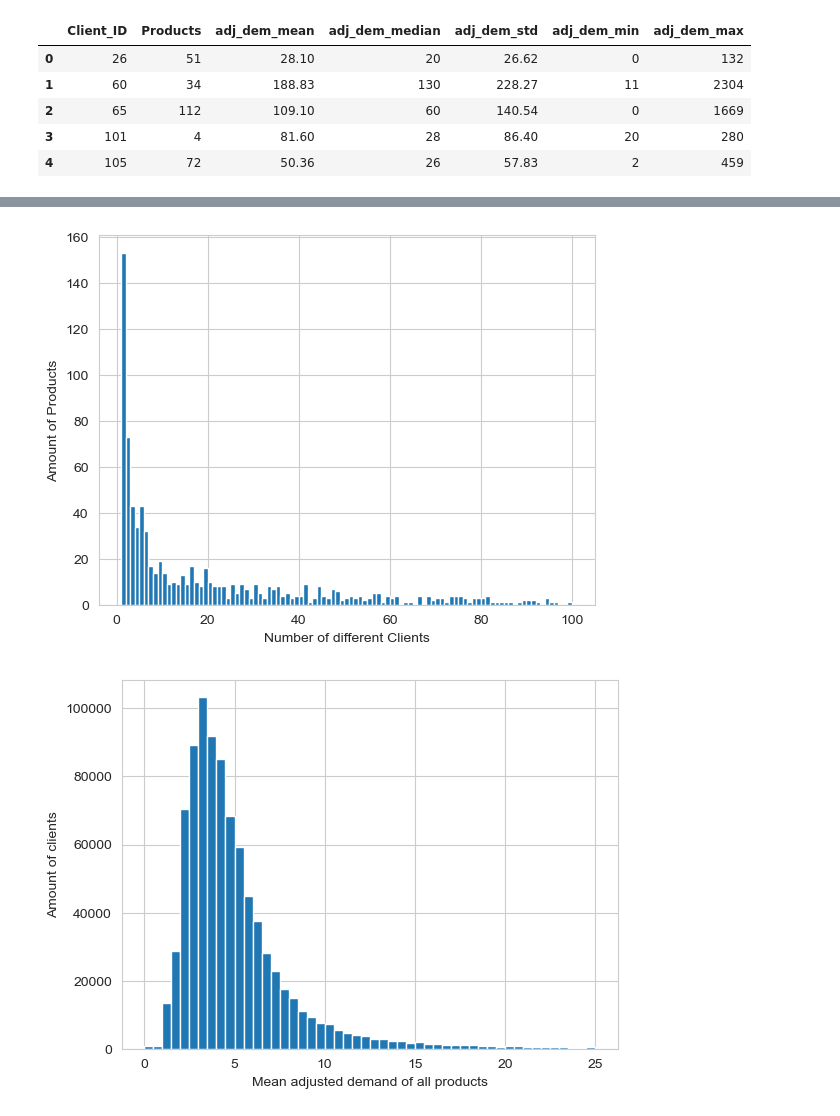
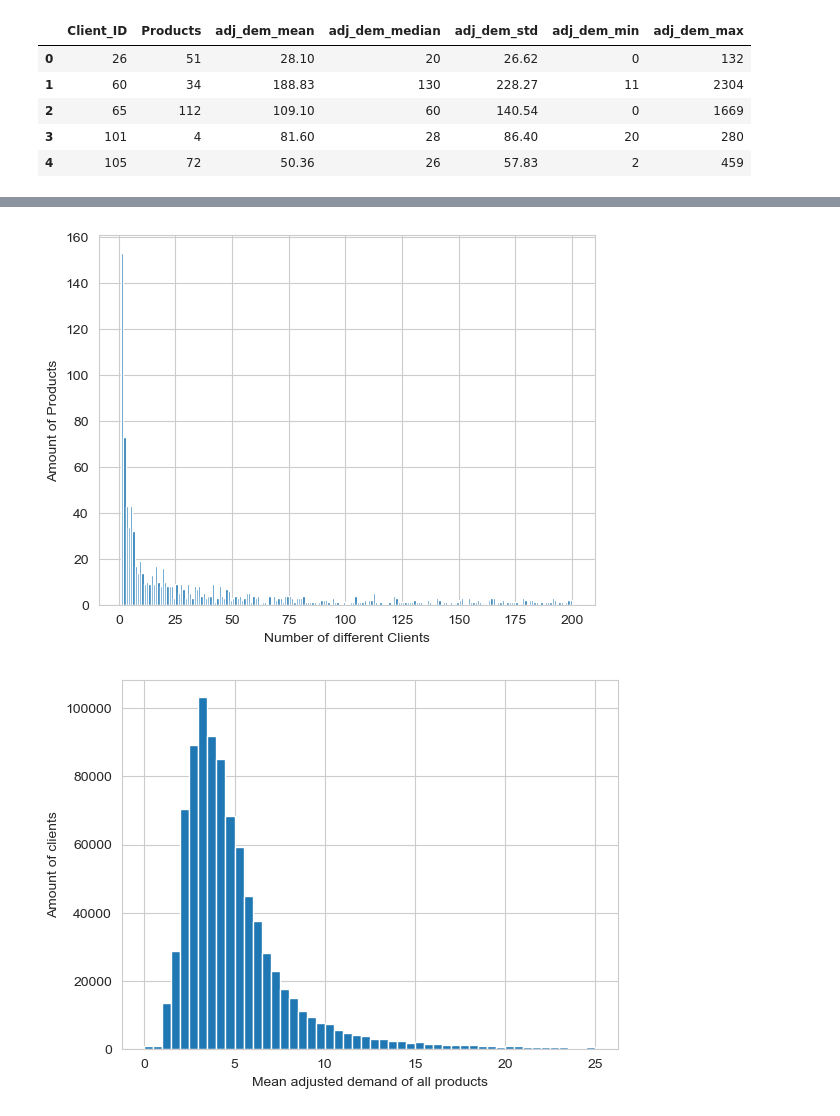
Before and after one commit to ElliotBlackstone/EWinter25_Product_Inventory, a Jupyter notebook: bakery_client_product_stats.ipynb, the cells around one changed output, grey strips where cells are left out. Saved outputs shown, nothing was run; the diff lists cells and outputs as text; code cells hidden in the pictures.

```diff
--- a/bakery_client_product_stats.ipynb
+++ b/bakery_client_product_stats.ipynb
@@ -99,12 +99,12 @@ client_stats.tail()
 # %%
 #create a dataframe of aggregate statistics for each product
 del testagg
-testagg = train.groupby('Product_ID').agg({'Client_ID':'nunique', 'adjusted_demand':['mean', 'median', 'std', 'min', 'max']})
+testagg = train.sort_values(by=['Product_ID']).groupby('Product_ID').agg({'Client_ID':'nunique', 'adjusted_demand':['mean', 'median', 'std', 'min', 'max']})
 testagg = testagg.reset_index()
 
 product_stats = pd.DataFrame()
 
-product_stats['Product_ID'] = train['Product_ID'].unique()
+product_stats['Product_ID'] = train.sort_values(by=['Product_ID'])['Product_ID'].unique()
 product_stats['Clients'] = testagg['Client_ID']['nunique']
 product_stats['adj_dem_mean'] = testagg['adjusted_demand']['mean'].round(2)
 product_stats['adj_dem_median'] = testagg['adjusted_demand']['median'].astype(int)
@@ -227,13 +142,13 @@ testagg
 # %%
-plt.hist(product_stats['Unique_Clients'], bins=np.linspace(1,100,100))
+plt.hist(product_stats['Clients'], bins=np.linspace(1,200,200))
 
 plt.xlabel("Number of different Clients")
 plt.ylabel("Amount of Products")
 
 
 plt.show()
 # %% [output]
-[figure, old version]
+[figure, new version]
 # %%
 plt.hist(client_stats['adj_dem_mean'], bins=np.linspace(0,25,51))
 
```
Also changed, not shown: parts of 18 cells of this notebook, 1 other file.
